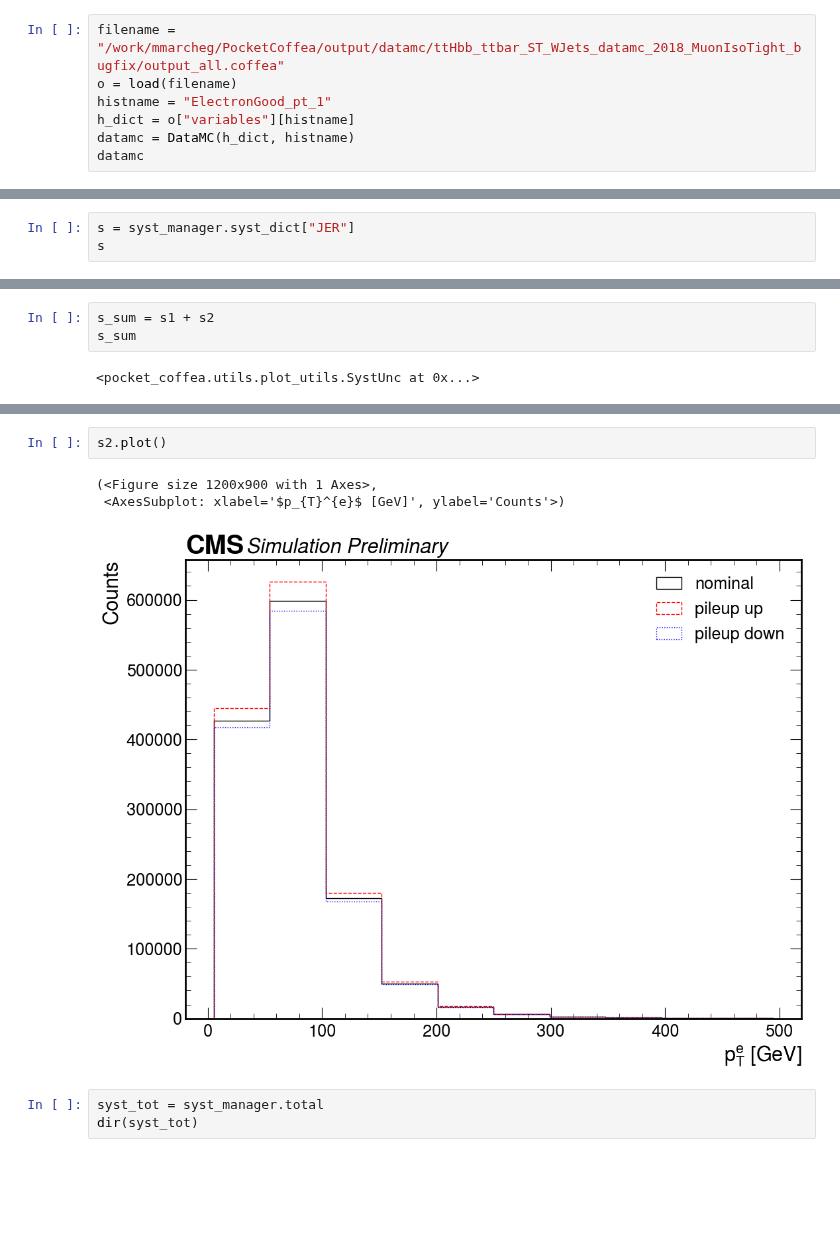
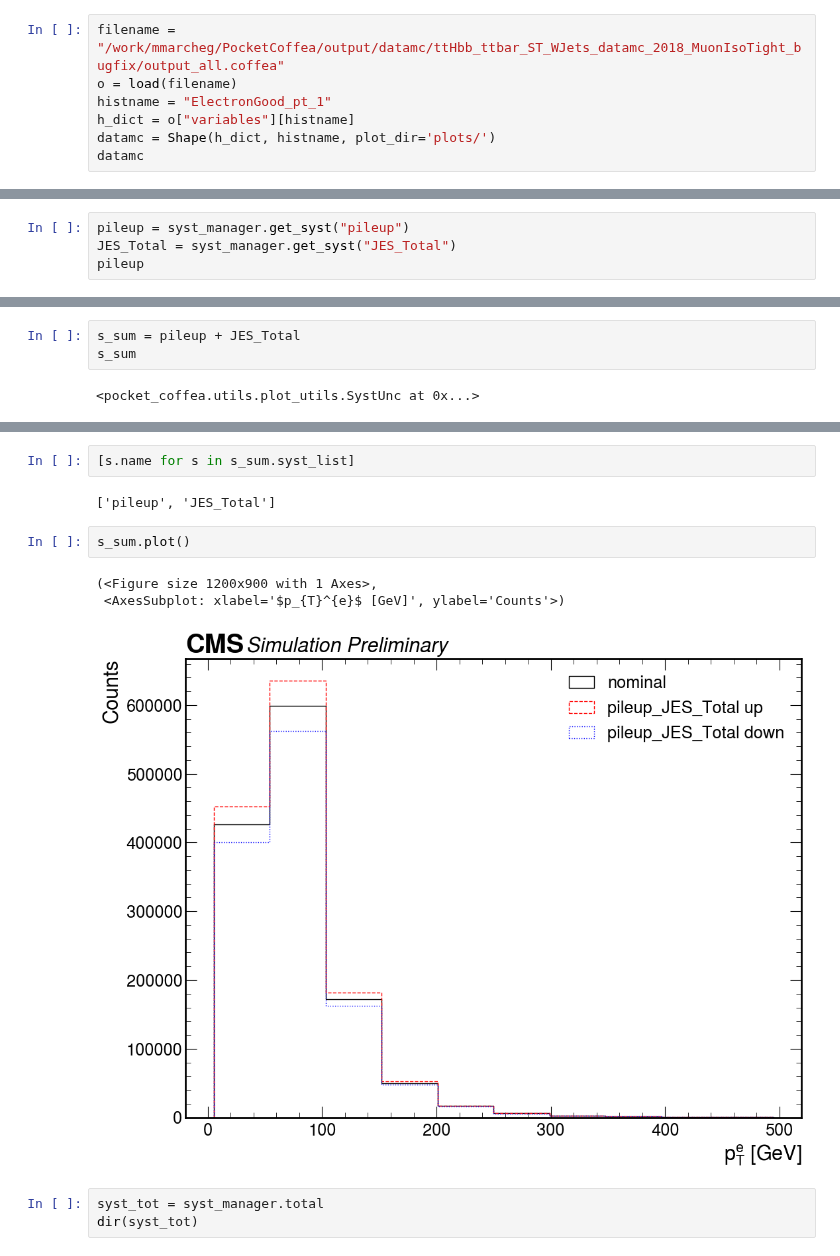
Before and after one commit to PocketCoffea/PocketCoffea, a Jupyter notebook: notebooks/plotting/test_DataMC.ipynb, the cells around one changed output, grey strips where cells are left out. Cells and saved outputs as stored; diff of their text form; blank space fills up the shorter version.

```diff
--- a/notebooks/plotting/test_DataMC.ipynb
+++ b/notebooks/plotting/test_DataMC.ipynb
@@ -7,6 +7,6 @@ filename = "/work/mmarcheg/PocketCoffea/output/datamc/ttHbb_ttbar_ST_WJets_datam
 o = load(filename)
 histname = "ElectronGood_pt_1"
 h_dict = o["variables"][histname]
-datamc = DataMC(h_dict, histname)
+datamc = Shape(h_dict, histname, plot_dir='plots/')
 datamc
 # %% [output]
@@ -136,8 +128,9 @@ syst_manager.syst_dict
  'sf_mu_trigger': <pocket_coffea.utils.plot_utils.SystUnc at 0x...>,
  'mcstat': <pocket_coffea.utils.plot_utils.SystUnc at 0x...>}
 # %%
-s = syst_manager.syst_dict["JER"]
-s
+pileup = syst_manager.get_syst("pileup")
+JES_Total = syst_manager.get_syst("JES_Total")
+pileup
 # %% [output]
 <pocket_coffea.utils.plot_utils.SystUnc at 0x...>
 # %%
@@ -203,7 +190,7 @@ s1._n_empty
 # %% [output]
 0
 # %%
-s_sum = s1 + s2
+s_sum = pileup + JES_Total
 s_sum
 # %% [output]
 <pocket_coffea.utils.plot_utils.SystUnc at 0x...>
@@ -282,9 +233,13 @@ dir(s_sum)
+# %%
+[s.name for s in s_sum.syst_list]
+# %% [output]
+['pileup', 'JES_Total']
 # %%
-s2.plot()
+s_sum.plot()
 # %% [output]
 (<Figure size 1200x900 with 1 Axes>,
  <AxesSubplot: xlabel='$p_{T}^{e}$ [GeV]', ylabel='Counts'>)
-[figure, old version]
+[figure, new version]
 # %%
 syst_tot = syst_manager.total
 dir(syst_tot)
```
Also changed, not shown: parts of 18 cells of this notebook.
